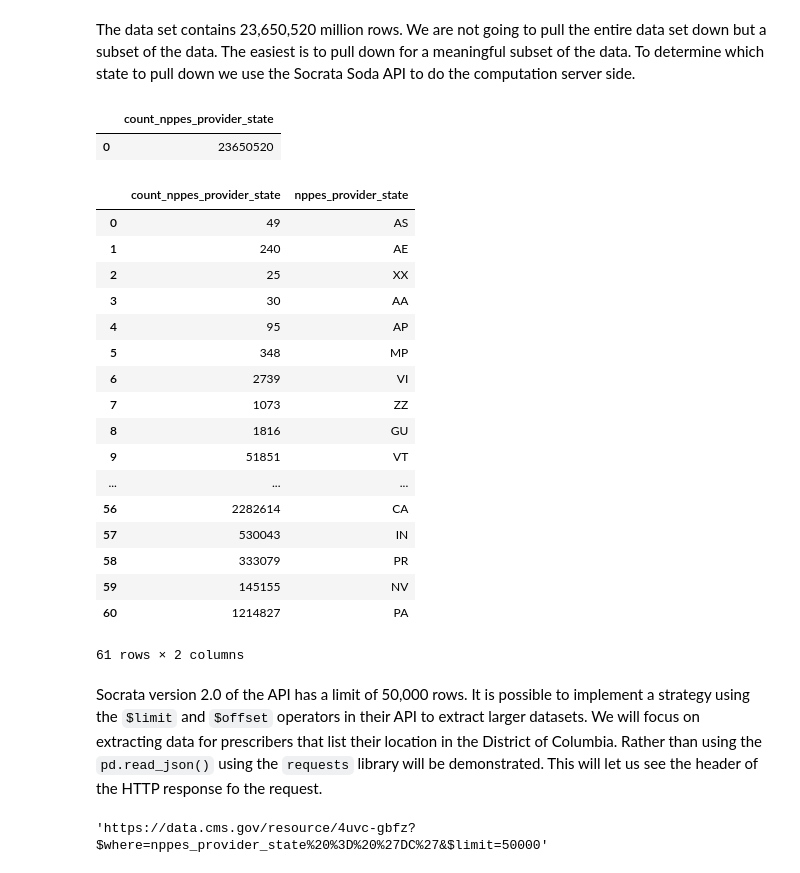
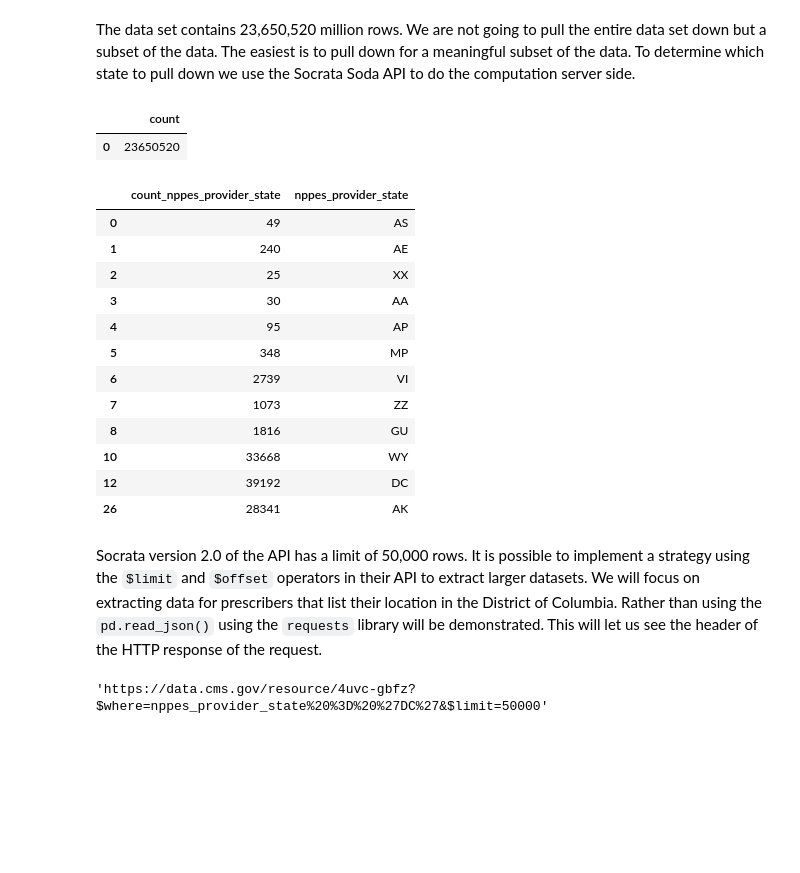
Before and after one commit to jhajagos/health-open-data-workshop, a Jupyter notebook: Analyzing Medicare Part D Prescriber Data.ipynb, the cells around one changed output. Cells and saved outputs as stored; diff of their text form; code cells hidden in the pictures; blank space fills up the shorter version.

```diff
--- a/Analyzing Medicare Part D Prescriber Data.ipynb
+++ b/Analyzing Medicare Part D Prescriber Data.ipynb
@@ -7,33 +7,29 @@ md_base_url = "https://data.cms.gov/resource/4uvc-gbfz" # URL For The Data
 # %% [markdown]
 The data set contains 23,650,520 million rows. We are not going to pull the entire data set down but a subset of the data. The easiest is to pull down for a meaningful subset of the data. To determine which state to pull down we use the Socrata Soda API to do the computation server side.
 # %%
-pd.read_json(md_base_url + "?" + "$select=count(nppes_provider_state)")
+pd.read_json(md_base_url + "?" + "$select=count(*)")
 # %% [output]
-|  | count_nppes_provider_state |
+|  | count |
 | 0 | 23650520 |
 # %%
-pd.read_json(md_base_url + "?" + "$select=nppes_provider_state,count(nppes_provider_state)&$group=nppes_provider_state")
+by_state_df = pd.read_json(md_base_url + "?" + "$select=nppes_provider_state,count(nppes_provider_state)&$group=nppes_provider_state")
+by_state_df[by_state_df.count_nppes_provider_state < 50000]
 # %% [output]
 |  | count_nppes_provider_state | nppes_provider_state |
 | 0 | 49 | AS |
 | 1 | 240 | AE |
 | 2 | 25 | XX |
 | 3 | 30 | AA |
 | 4 | 95 | AP |
 | 5 | 348 | MP |
 | 6 | 2739 | VI |
 | 7 | 1073 | ZZ |
 | 8 | 1816 | GU |
-| 9 | 51851 | VT |
-| ... | ... | ... |
-| 56 | 2282614 | CA |
-| 57 | 530043 | IN |
-| 58 | 333079 | PR |
-| 59 | 145155 | NV |
-| 60 | 1214827 | PA |
+| 10 | 33668 | WY |
+| 12 | 39192 | DC |
+| 26 | 28341 | AK |
-61 rows × 2 columns
 # %% [markdown]
-Socrata version 2.0 of the API has a limit of 50,000 rows. It is possible to implement a strategy using the `$limit` and `$offset` operators in their API to extract larger datasets. We will focus on extracting data for prescribers that list their location in the District of Columbia. Rather than using the `pd.read_json()` using the `requests` library will be demonstrated. This will let us see the header of the HTTP response fo the request.
+Socrata version 2.0 of the API has a limit of 50,000 rows. It is possible to implement a strategy using the `$limit` and `$offset` operators in their API to extract larger datasets. We will focus on extracting data for prescribers that list their location in the District of Columbia. Rather than using the `pd.read_json()` using the `requests` library will be demonstrated. This will let us see the header of the HTTP response of the request.
 # %%
 import urllib
 import requests
```
Also changed, not shown: parts of 4 cells of this notebook.
